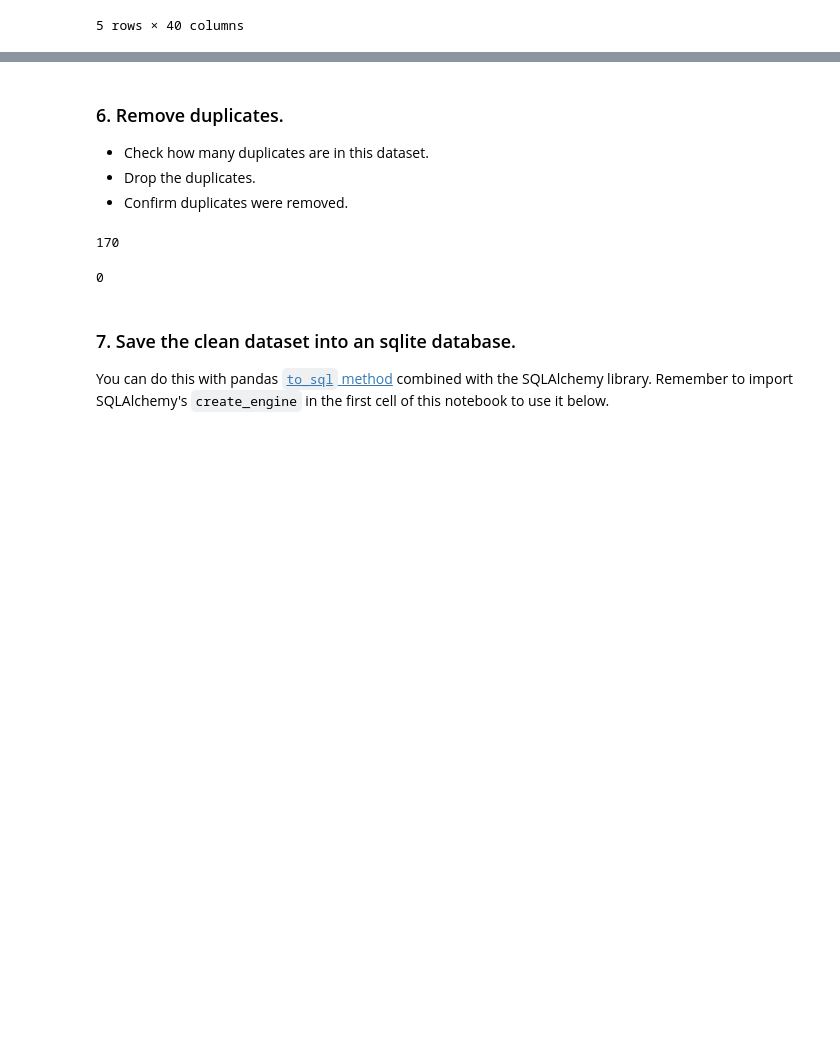
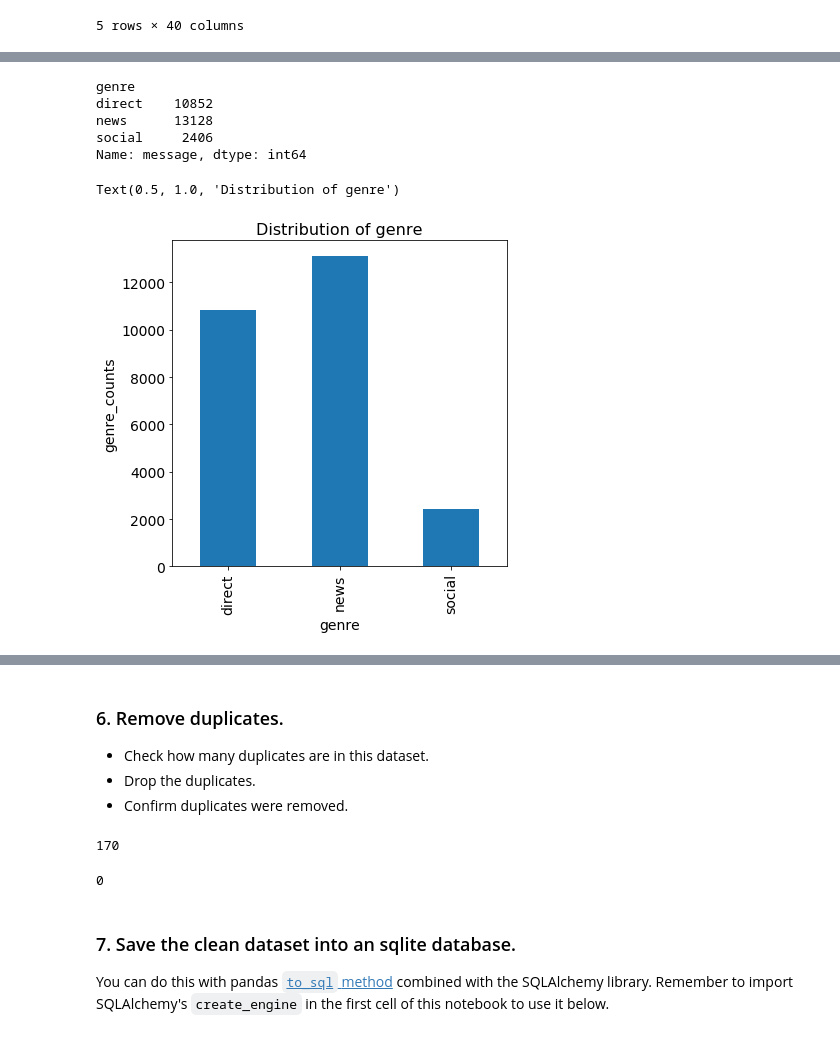
Before and after one commit to yxiang45/Disaster-Response-Pipeline, a Jupyter notebook: ETL Pipeline Preparation.ipynb, the cells around one changed output, grey strips where cells are left out. Cells and saved outputs as stored; diff of their text form; code cells hidden in the pictures; blank space fills up the shorter version.

```diff
--- a/ETL Pipeline Preparation.ipynb
+++ b/ETL Pipeline Preparation.ipynb
@@ -11,7 +11,7 @@ import pandas as pd
 from sqlalchemy import create_engine
 # %%
 # load messages dataset
-messages = pd.read_csv('messages.csv')
+messages = pd.read_csv('./data/disaster_messages.csv')
 messages.head()
 # %% [output]
 |  | id | message | original | genre |
@@ -22,7 +22,7 @@ messages.head()
 | 4 | 12 | says: west side of Haiti, rest of... | facade ouest d Haiti et le reste ... | direct |
 # %%
 # load categories dataset
-categories = pd.read_csv('categories.csv')
+categories = pd.read_csv('./data/disaster_categories.csv')
 categories.head()
 # %% [output]
 |  | id | categories |
@@ -185,0 +159,20 @@ dtype: object
+# %%
+genre_counts = df.groupby('genre').count()['message']
+genre_names = list(genre_counts.index)
+# %% [output]
+genre
+direct    10852
+news      13128
+social     2406
+Name: message, dtype: int64
+# %%
+import matplotlib.pyplot as plt
+
+f, ax = plt.subplots(figsize=(6, 6))
+genre_counts.plot(kind='bar',fontsize='14')
+plt.xlabel('genre',fontsize='14')
+plt.ylabel('genre_counts',fontsize='14')
+plt.title('Distribution of genre',fontsize='16')
+# %% [output]
+Text(0.5, 1.0, 'Distribution of genre')
+[figure, added]
```
Also changed, not shown: parts of 6 cells of this notebook.
